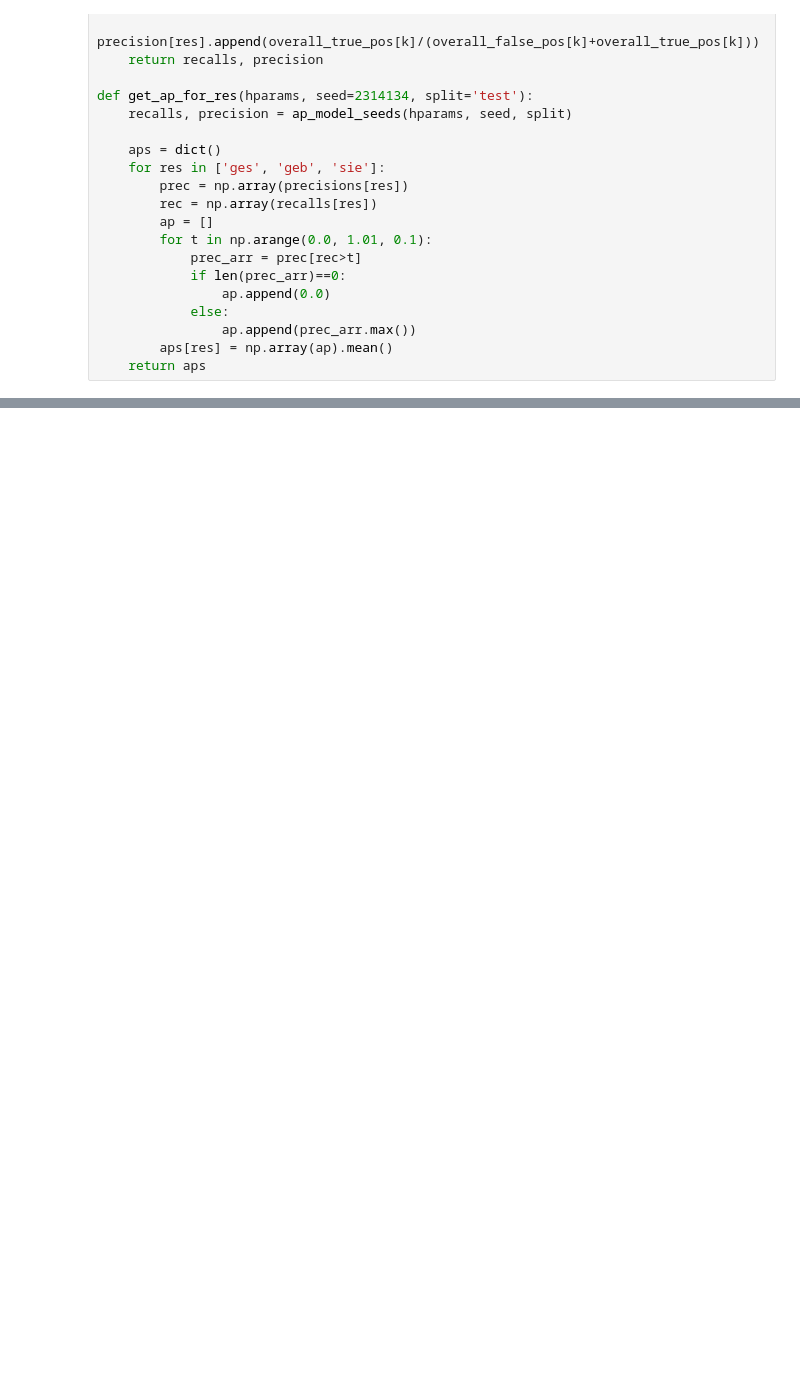
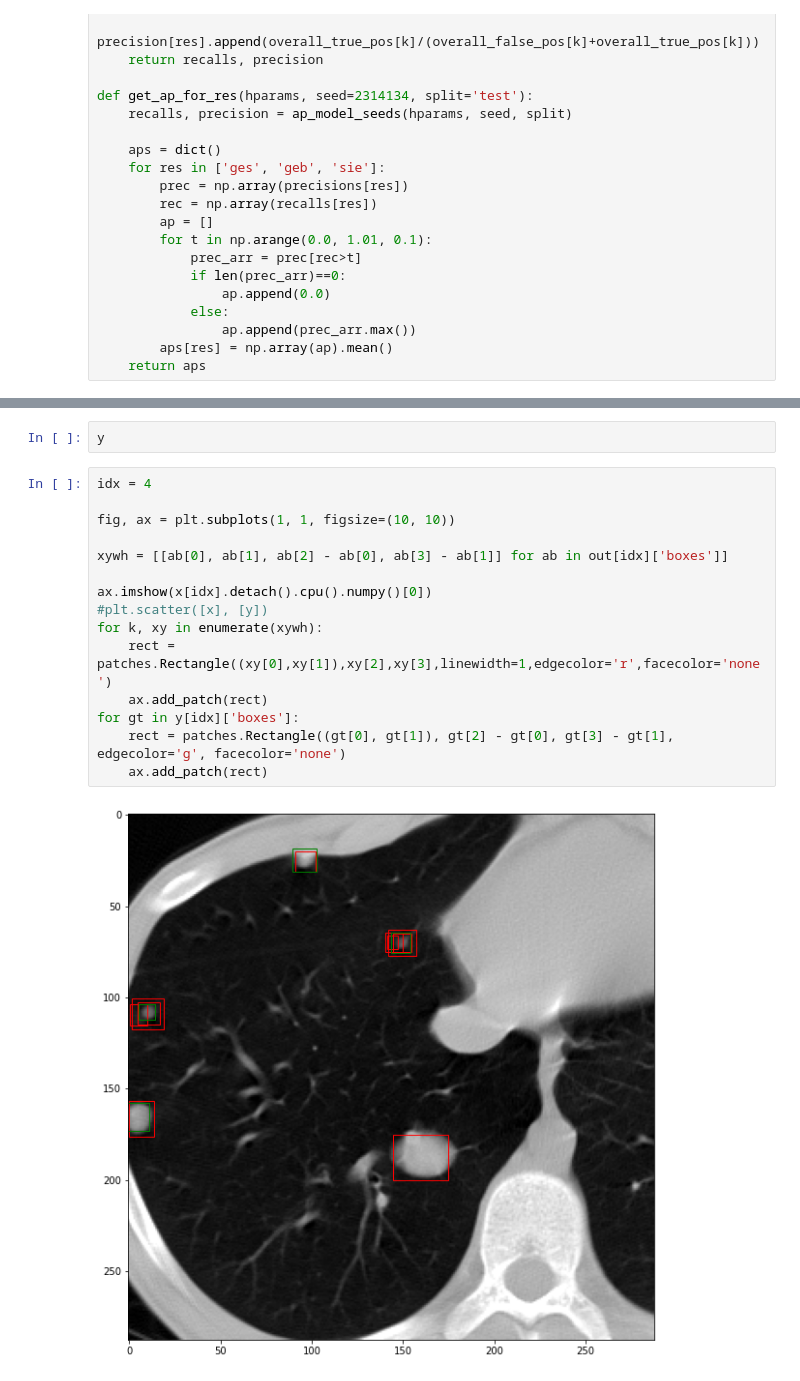
Before and after one commit to cirmuw/dynamicmemory, a Jupyter notebook: Results_lungnodules.ipynb, the cells around one changed output, grey strips where cells are left out. Saved outputs shown, nothing was run; the diff lists cells and outputs as text; blank space fills up the shorter version.

```diff
--- a/Results_lungnodules.ipynb
+++ b/Results_lungnodules.ipynb
@@ -146,3 +172,22 @@ for batch in dl_val:
+# %%
+y
+# %%
+idx = 4
+
+fig, ax = plt.subplots(1, 1, figsize=(10, 10))
+
+xywh = [[ab[0], ab[1], ab[2] - ab[0], ab[3] - ab[1]] for ab in out[idx]['boxes']]
+
+ax.imshow(x[idx].detach().cpu().numpy()[0])
+#plt.scatter([x], [y])
+for k, xy in enumerate(xywh):
+    rect = patches.Rectangle((xy[0],xy[1]),xy[2],xy[3],linewidth=1,edgecolor='r',facecolor='none')
+    ax.add_patch(rect)
+for gt in y[idx]['boxes']:
+    rect = patches.Rectangle((gt[0], gt[1]), gt[2] - gt[0], gt[3] - gt[1], edgecolor='g', facecolor='none')
+    ax.add_patch(rect)
+# %% [output]
+[figure, added]
 # %%
 idx = 5
 
```
Also changed, not shown: parts of 12 cells of this notebook, 3 other files.
